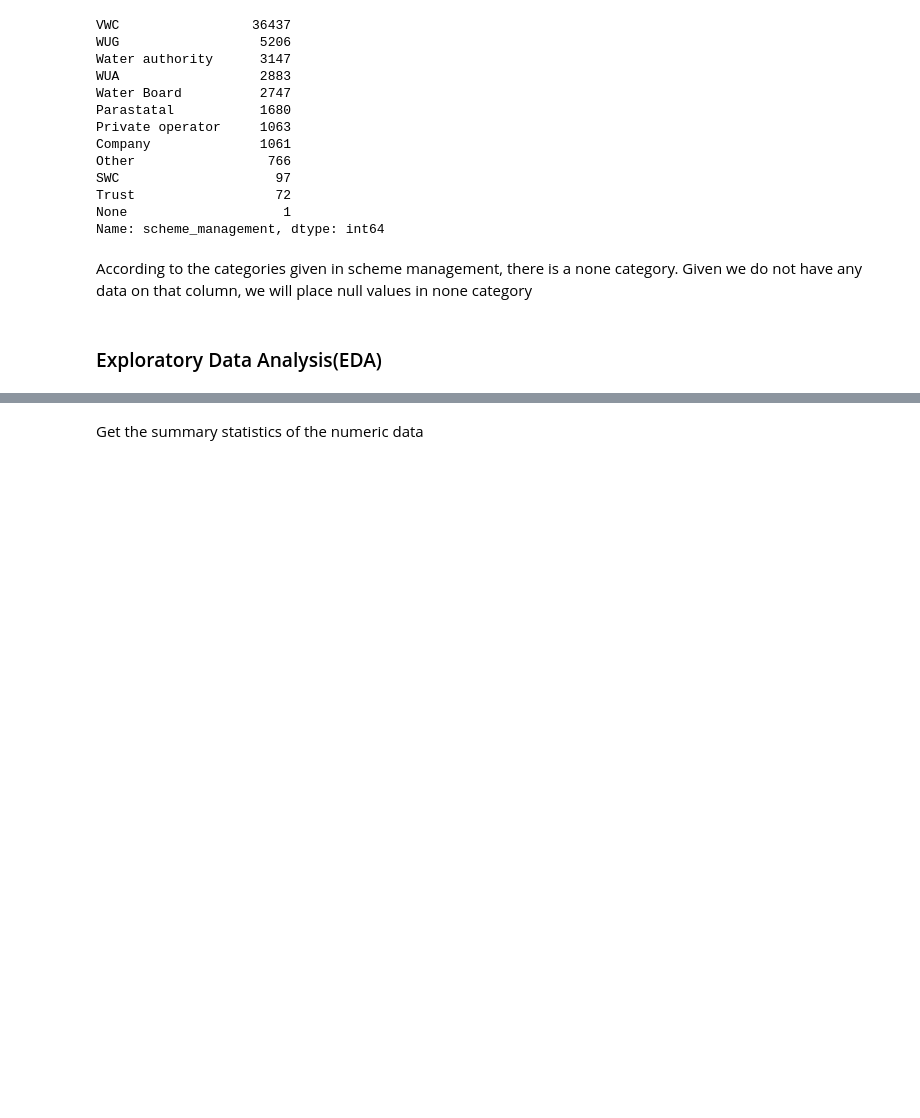
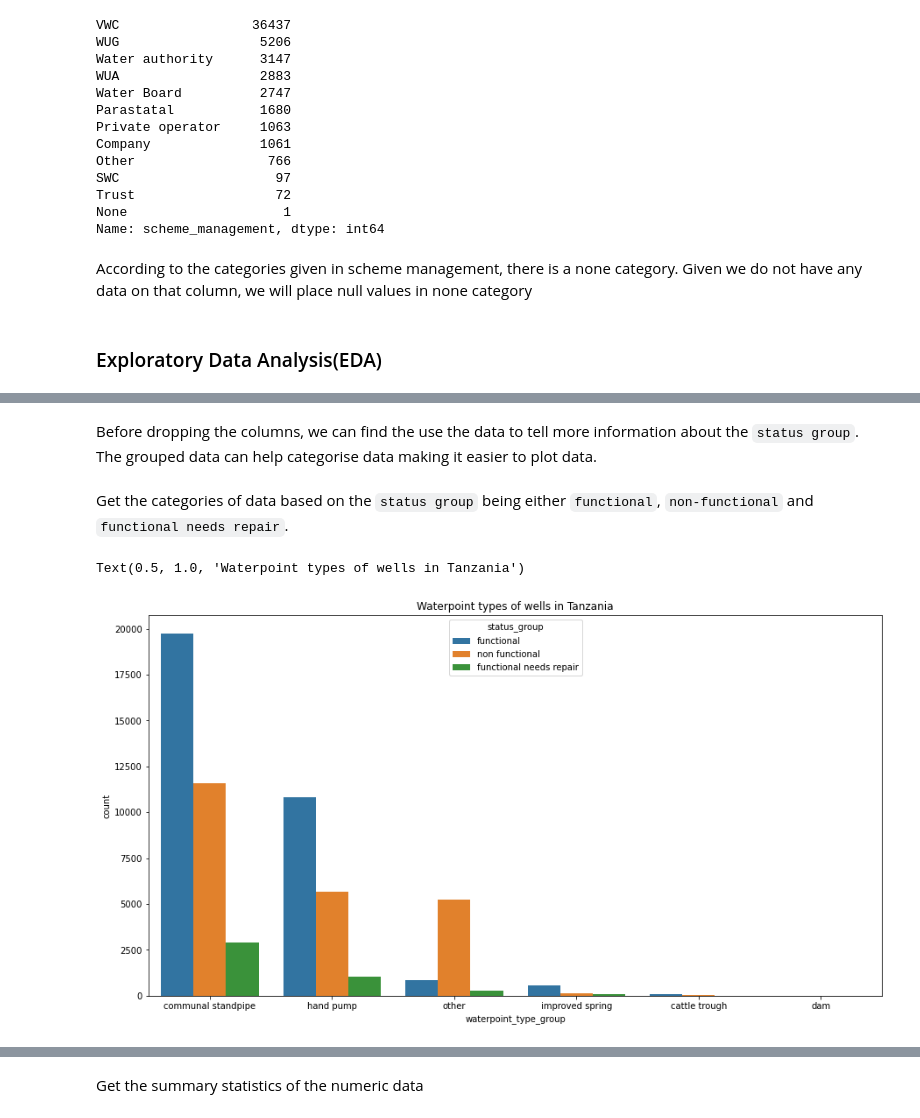
Before and after one commit to BensonMuriu/Tanzania-waterwell-predictions, a Jupyter notebook: Index.ipynb, the cells around one changed output, grey strips where cells are left out. Drawn from its saved outputs; the diff is of its cells as text; code cells hidden in the pictures; blank space fills up the shorter version.

```diff
--- a/Index.ipynb
+++ b/Index.ipynb
@@ -291,0 +406,4 @@ memory usage: 17.7+ MB
+# %% [markdown]
+Before dropping the columns, we can find the use the data to tell more information about the `status group`. The grouped data can help categorise data making it easier to plot data.
+# %% [markdown]
+Get the categories of data based on the `status group` being either `functional`, `non-functional` and `functional needs repair`.
@@ -291,0 +415,7 @@ memory usage: 17.7+ MB
+# %%
+#Get the population around the well
+count_plot('waterpoint_type_group')
+plt.title('Waterpoint types of wells in Tanzania')
+# %% [output]
+Text(0.5, 1.0, 'Waterpoint types of wells in Tanzania')
+[figure, added]
```
Also changed, not shown: parts of 95 cells of this notebook, 1 other file.
